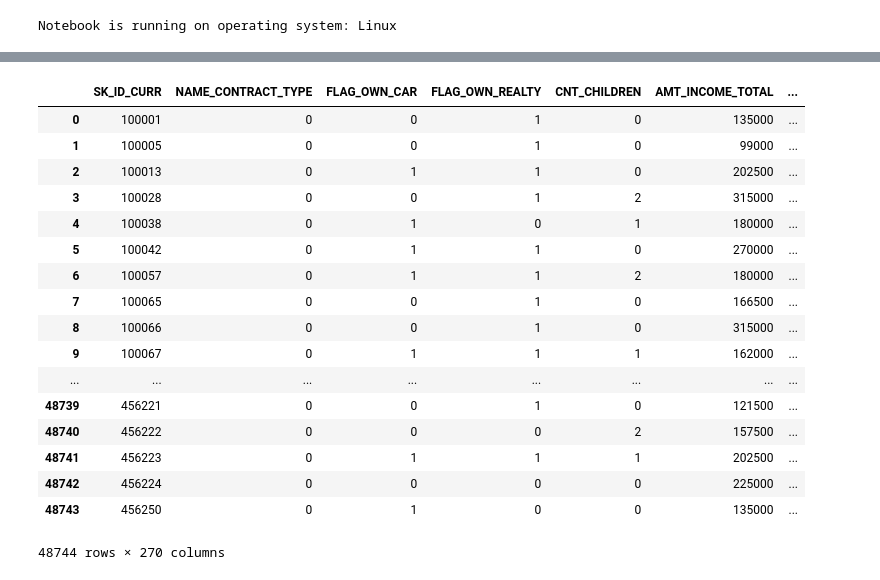
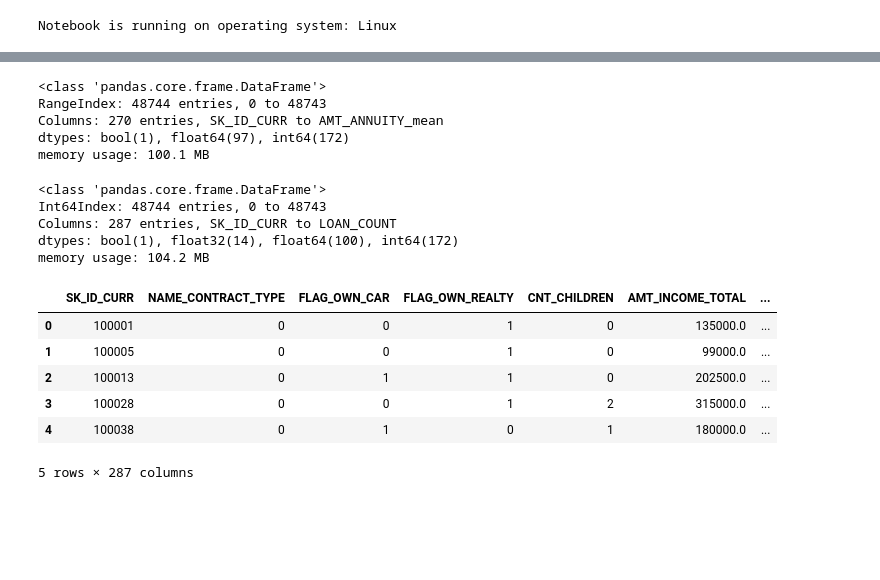
Before and after one commit to LegalEd/unbankedcredit, a Jupyter notebook: merge pd memory issue.ipynb, the cells around one changed output, grey strips where cells are left out. Saved outputs shown, nothing was run; the diff lists cells and outputs as text; code cells hidden in the pictures; blank space fills up the shorter version.

```diff
--- a/merge pd memory issue.ipynb
+++ b/merge pd memory issue.ipynb
@@ -49,0 +140,2 @@ installments = pd.read_csv(install_file, low_memory=True, dtype=types_dict)
+# %%
+means_sums = pd.merge(means,sums, on="SK_ID_CURR", how="inner", suffixes=("_MEANS","_SUMS"))
@@ -49,0 +152,5 @@ installments = pd.read_csv(install_file, low_memory=True, dtype=types_dict)
+# %%
+means_sums_counts = pd.merge(means_sums, counts, on=["SK_ID_CURR"], how="left")
+# %%
+means_sums_counts
+means_sums_counts.drop_duplicates(inplace=True)
@@ -61,28 +203,35 @@ installments = pd.read_csv(install_file, low_memory=True, dtype=types_dict)
 # train enhanced
 test_file = "/home/prof/kaggle/unbankedcredit/test_enhanced_bur.csv"
 test = pd.read_csv(test_file, low_memory=True)
-test_non_na = test.fillna(0).astype(int)
-test_non_na.astype('int64','int32')
+# test_non_na = test.fillna(0).astype(int)
+# test_non_na.astype('int64','int32')
-# %% [output]
-|  | SK_ID_CURR | NAME_CONTRACT_TYPE | FLAG_OWN_CAR | FLAG_OWN_REALTY | CNT_CHILDREN | AMT_INCOME_TOTAL | ... |
-| 0 | 100001 | 0 | 0 | 1 | 0 | 135000 | ... |
-| 1 | 100005 | 0 | 0 | 1 | 0 | 99000 | ... |
-| 2 | 100013 | 0 | 1 | 1 | 0 | 202500 | ... |
-| 3 | 100028 | 0 | 0 | 1 | 2 | 315000 | ... |
-| 4 | 100038 | 0 | 1 | 0 | 1 | 180000 | ... |
-| 5 | 100042 | 0 | 1 | 1 | 0 | 270000 | ... |
-| 6 | 100057 | 0 | 1 | 1 | 2 | 180000 | ... |
-| 7 | 100065 | 0 | 0 | 1 | 0 | 166500 | ... |
-| 8 | 100066 | 0 | 0 | 1 | 0 | 315000 | ... |
-| 9 | 100067 | 0 | 1 | 1 | 1 | 162000 | ... |
-| ... | ... | ... | ... | ... | ... | ... | ... |
-| 48739 | 456221 | 0 | 0 | 1 | 0 | 121500 | ... |
-| 48740 | 456222 | 0 | 0 | 0 | 2 | 157500 | ... |
-| 48741 | 456223 | 0 | 1 | 1 | 1 | 202500 | ... |
-| 48742 | 456224 | 0 | 0 | 0 | 0 | 225000 | ... |
-| 48743 | 456250 | 0 | 1 | 0 | 0 | 135000 | ... |
-48744 rows × 270 columns
+# %%
+test.info()
+# %% [output]
+<class 'pandas.core.frame.DataFrame'>
+RangeIndex: 48744 entries, 0 to 48743
+Columns: 270 entries, SK_ID_CURR to AMT_ANNUITY_mean
+dtypes: bool(1), float64(97), int64(172)
+memory usage: 100.1 MB
 # %%
-test_enhanced_loan_history = pd.merge(test_non_na,installments, on='SK_ID_CURR', how='left')
+test_enhanced_loan_history = pd.merge(test,means_sums_counts, on='SK_ID_CURR', how='left')
+# %%
+test_enhanced_loan_history.info()
+# %% [output]
+<class 'pandas.core.frame.DataFrame'>
+Int64Index: 48744 entries, 0 to 48743
+Columns: 287 entries, SK_ID_CURR to LOAN_COUNT
+dtypes: bool(1), float32(14), float64(100), int64(172)
+memory usage: 104.2 MB
+# %%
+test_enhanced_loan_history.head()
+# %% [output]
+|  | SK_ID_CURR | NAME_CONTRACT_TYPE | FLAG_OWN_CAR | FLAG_OWN_REALTY | CNT_CHILDREN | AMT_INCOME_TOTAL | ... |
+| 0 | 100001 | 0 | 0 | 1 | 0 | 135000.0 | ... |
+| 1 | 100005 | 0 | 0 | 1 | 0 | 99000.0 | ... |
+| 2 | 100013 | 0 | 1 | 1 | 0 | 202500.0 | ... |
+| 3 | 100028 | 0 | 0 | 1 | 2 | 315000.0 | ... |
+| 4 | 100038 | 0 | 1 | 0 | 1 | 180000.0 | ... |
+5 rows × 287 columns
 # %%
 test_enhanced_loan_history.to_csv('test_enhanced_loan_history.csv', index=False)
```
Also changed, not shown: parts of 19 cells of this notebook, 2 other files.
